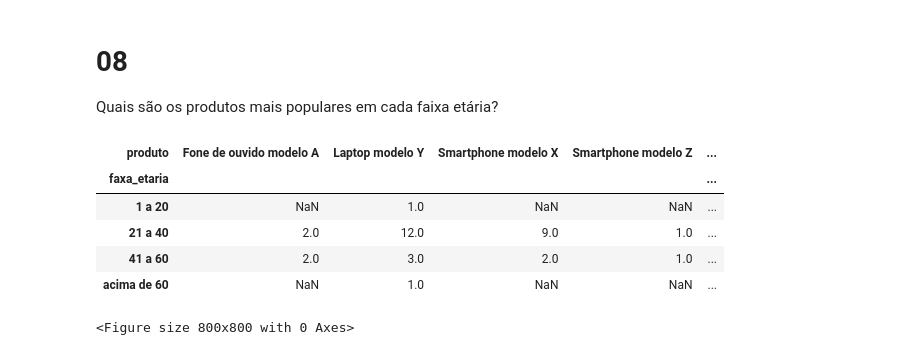
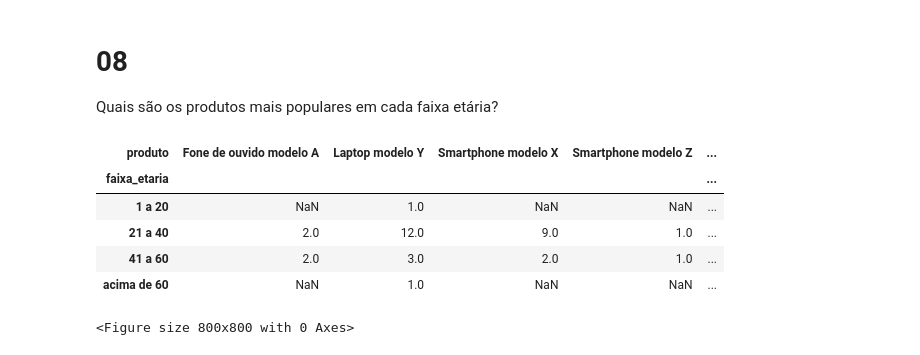
Before and after one commit to SimoesLeticia/Bootcamp-Data-Analytics-Exercicios-de-Banco-de-Dados, a Jupyter notebook: data_analysis/exercicio_bonus.ipynb, the cells around one changed output. Cells and saved outputs as stored; diff of their text form; code cells hidden in the pictures.

```diff
--- a/data_analysis/exercicio_bonus.ipynb
+++ b/data_analysis/exercicio_bonus.ipynb
@@ -25,7 +25,7 @@ comando_sql = """
              WHEN cli.idade BETWEEN 21 AND 40 THEN '21 a 40'
              WHEN cli.idade BETWEEN 41 AND 60 THEN '41 a 60'
              ELSE 'acima de 60'
-           END AS faxa_etaria
+           END AS faixa_etaria
     FROM   clientes cli
            JOIN compras com
              ON cli.id = com.cliente_id
@@ -262,11 +262,11 @@ plt.show()
 Quais são os produtos mais populares em cada faixa etária?
 # %%
 # Dataframe
-contagem_compras_por_produto_e_faixa = df.groupby('faxa_etaria')['produto'].value_counts().unstack()
+contagem_compras_por_produto_e_faixa = df.groupby('faixa_etaria')['produto'].value_counts().unstack()
 contagem_compras_por_produto_e_faixa
 # %% [output]
 | produto | Fone de ouvido modelo A | Laptop modelo Y | Smartphone modelo X | Smartphone modelo Z | ... |
-| faxa_etaria |  |  |  |  | ... |
+| faixa_etaria |  |  |  |  | ... |
 | 1 a 20 | NaN | 1.0 | NaN | NaN | ... |
 | 21 a 40 | 2.0 | 12.0 | 9.0 | 1.0 | ... |
 | 41 a 60 | 2.0 | 3.0 | 2.0 | 1.0 | ... |
```
Also changed, not shown: parts of 7 cells of this notebook.
